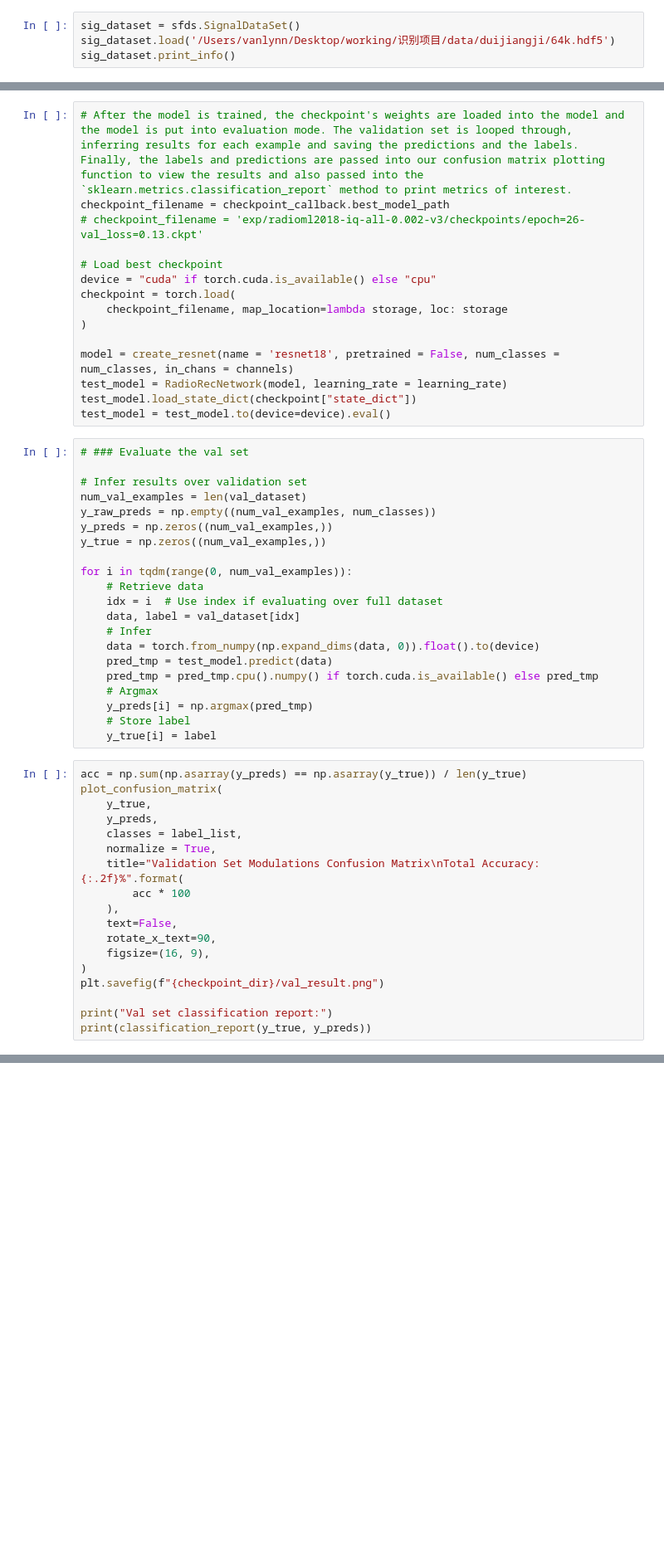
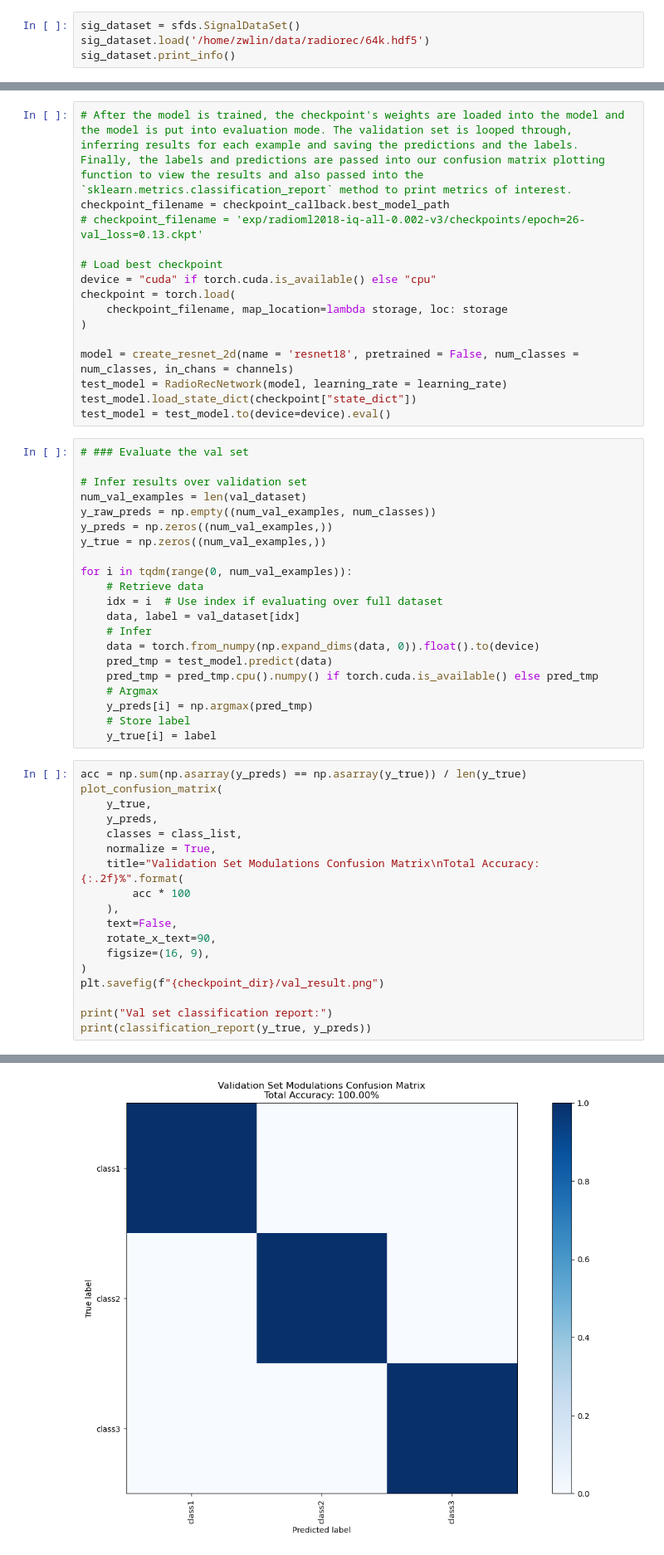
Before and after one commit to Wenlin-Zhang/radiorec, a Jupyter notebook: exp-resnet-spectrogram.ipynb, the cells around one changed output, grey strips where cells are left out. Shown at 83% size. Saved outputs shown, nothing was run; the diff lists cells and outputs as text; blank space fills up the shorter version.

```diff
--- a/exp-resnet-spectrogram.ipynb
+++ b/exp-resnet-spectrogram.ipynb
@@ -53,6 +61,6 @@ sig_dataset.save('/Users/vanlynn/Desktop/working/识别项目/data/duijiangji/64
 # %%
 sig_dataset = sfds.SignalDataSet()
-sig_dataset.load('/Users/vanlynn/Desktop/working/识别项目/data/duijiangji/64k.hdf5')
+sig_dataset.load('/home/zwlin/data/radiorec/64k.hdf5')
 sig_dataset.print_info()
 # %% [output]
 class list: ['class1', 'class2', 'class3']
@@ -241,7 +267,7 @@ checkpoint = torch.load(
     checkpoint_filename, map_location=lambda storage, loc: storage
 )
 
-model = create_resnet(name = 'resnet18', pretrained = False, num_classes = num_classes, in_chans = channels)
+model = create_resnet_2d(name = 'resnet18', pretrained = False, num_classes = num_classes, in_chans = channels)
 test_model = RadioRecNetwork(model, learning_rate = learning_rate)
 test_model.load_state_dict(checkpoint["state_dict"])
 test_model = test_model.to(device=device).eval()
@@ -271,7 +297,7 @@ acc = np.sum(np.asarray(y_preds) == np.asarray(y_true)) / len(y_true)
 plot_confusion_matrix(
     y_true,
     y_preds,
-    classes = label_list,
+    classes = class_list,
     normalize = True,
     title="Validation Set Modulations Confusion Matrix\nTotal Accuracy: {:.2f}%".format(
         acc * 100
@@ -284,3 +310,4 @@ plt.savefig(f"{checkpoint_dir}/val_result.png")
 
 print("Val set classification report:")
 print(classification_report(y_true, y_preds))
+# %% [output]
@@ -287,3 +324,4 @@ print(classification_report(y_true, y_preds))
+[figure, added]
 # %%
 # ----
 # ### Evaluate the test set
```
Also changed, not shown: parts of 13 cells of this notebook, 3 other files.
